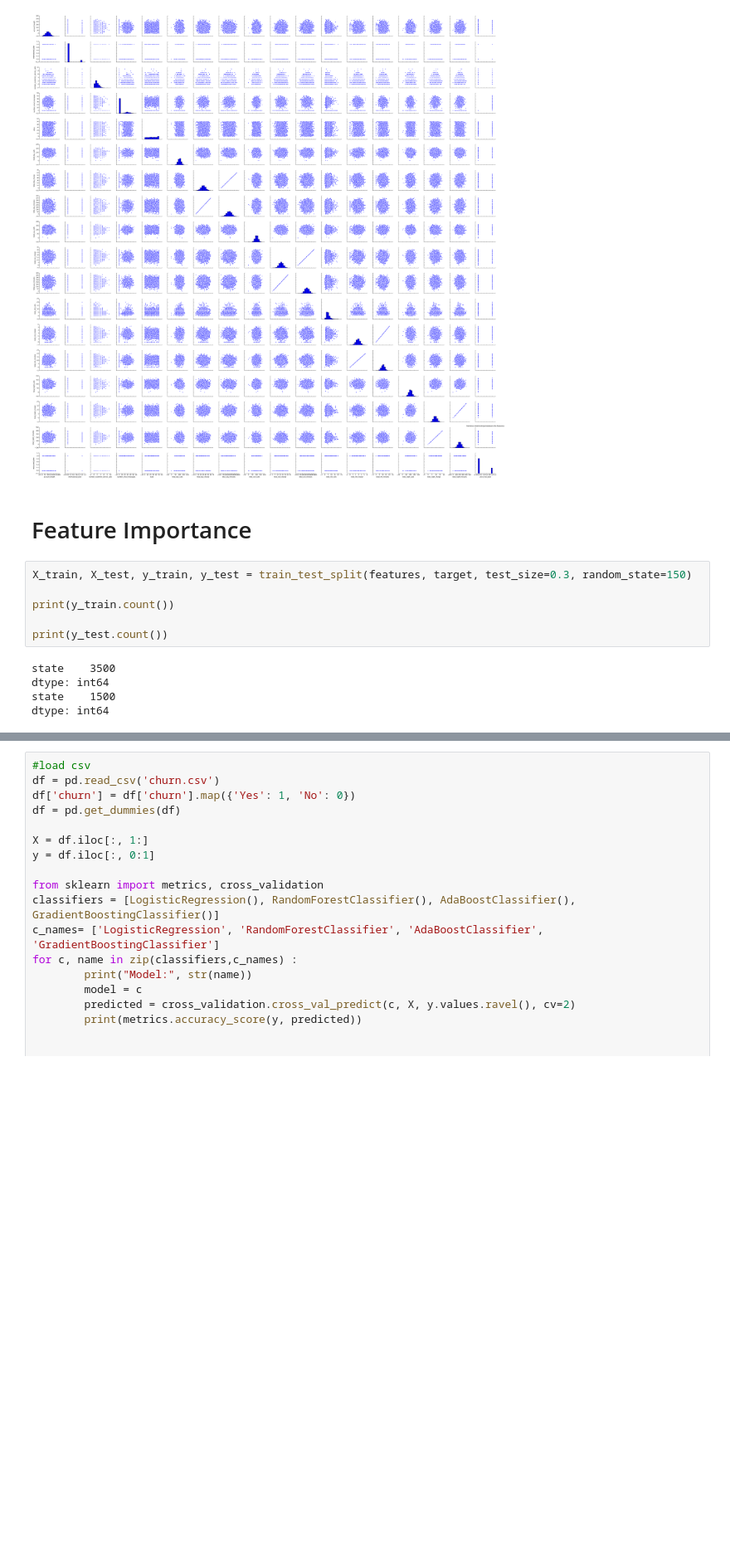
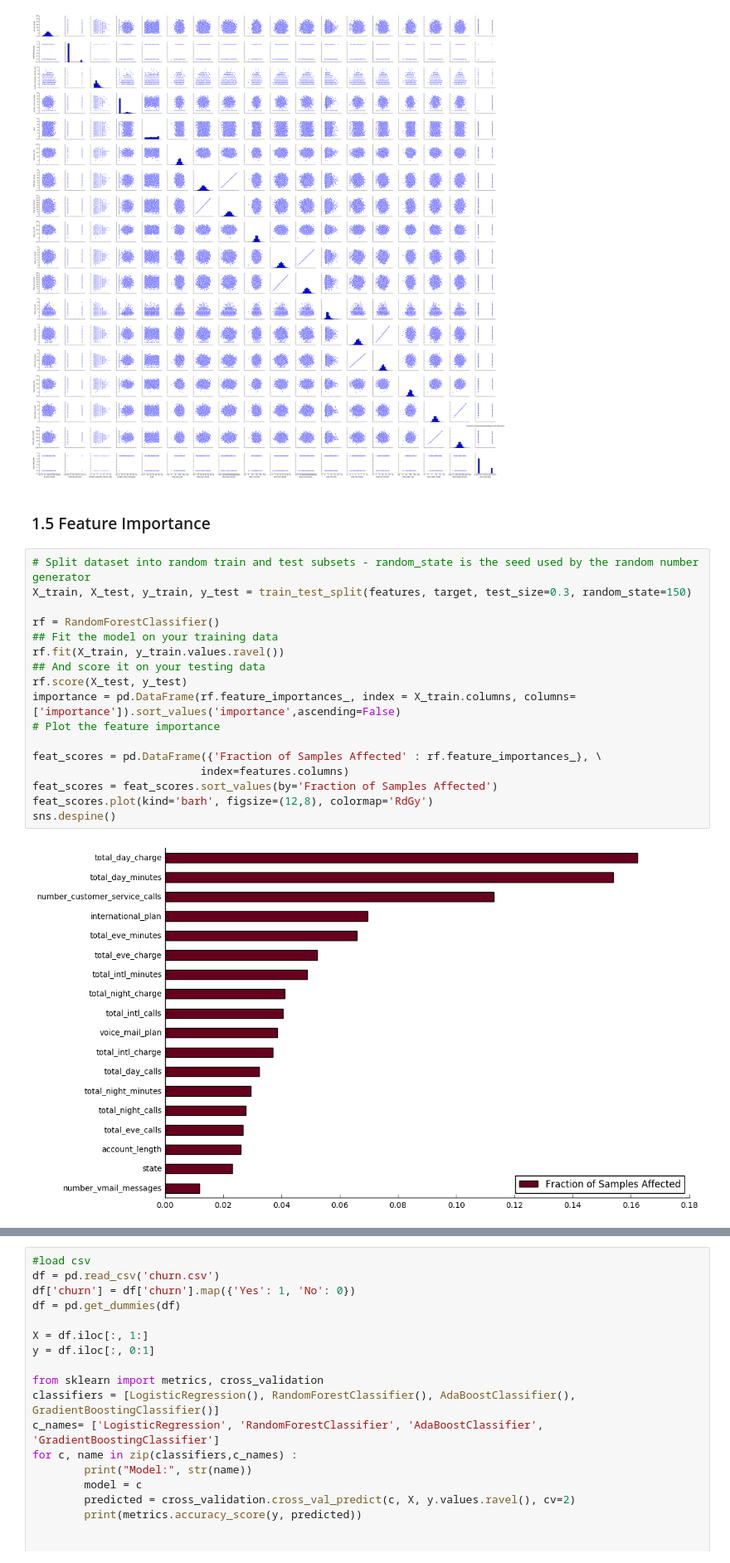
Before and after one commit to thaiseq/ChurnAnalysis, a Jupyter notebook: Telecom Data Churn Analysis.ipynb, the cells around one changed output, grey strips where cells are left out. Shown at 83% size. Cells and saved outputs as stored; diff of their text form; blank space fills up the shorter version.

```diff
--- a/Telecom Data Churn Analysis.ipynb
+++ b/Telecom Data Churn Analysis.ipynb
@@ -74,18 +74,26 @@ plt.show()
 # %% [output]
 [figure]
 # %% [markdown]
-# Feature Importance
+### 1.5 Feature Importance
-# %%
-X_train, X_test, y_train, y_test = train_test_split(features, target, test_size=0.3, random_state=150)
-
-print(y_train.count())
-
-print(y_test.count())
-# %% [output]
-state    3500
-dtype: int64
-state    1500
-dtype: int64
+# %%
+# Split dataset into random train and test subsets - random_state is the seed used by the random number generator
+X_train, X_test, y_train, y_test = train_test_split(features, target, test_size=0.3, random_state=150)
+
+rf = RandomForestClassifier()
+## Fit the model on your training data
+rf.fit(X_train, y_train.values.ravel())
+## And score it on your testing data
+rf.score(X_test, y_test)
+importance = pd.DataFrame(rf.feature_importances_, index = X_train.columns, columns=['importance']).sort_values('importance',ascending=False)
+# Plot the feature importance
+
+feat_scores = pd.DataFrame({'Fraction of Samples Affected' : rf.feature_importances_}, \
+                          index=features.columns)
+feat_scores = feat_scores.sort_values(by='Fraction of Samples Affected')
+feat_scores.plot(kind='barh', figsize=(12,8), colormap='RdGy')
+sns.despine()
+# %% [output]
+[figure, added]
 # %%
 kf = KFold(n_splits = 5, shuffle = False, random_state = 2)
 for train_indices, test_indices in kf.split(df):
```
Also changed, not shown: parts of 3 cells of this notebook.
